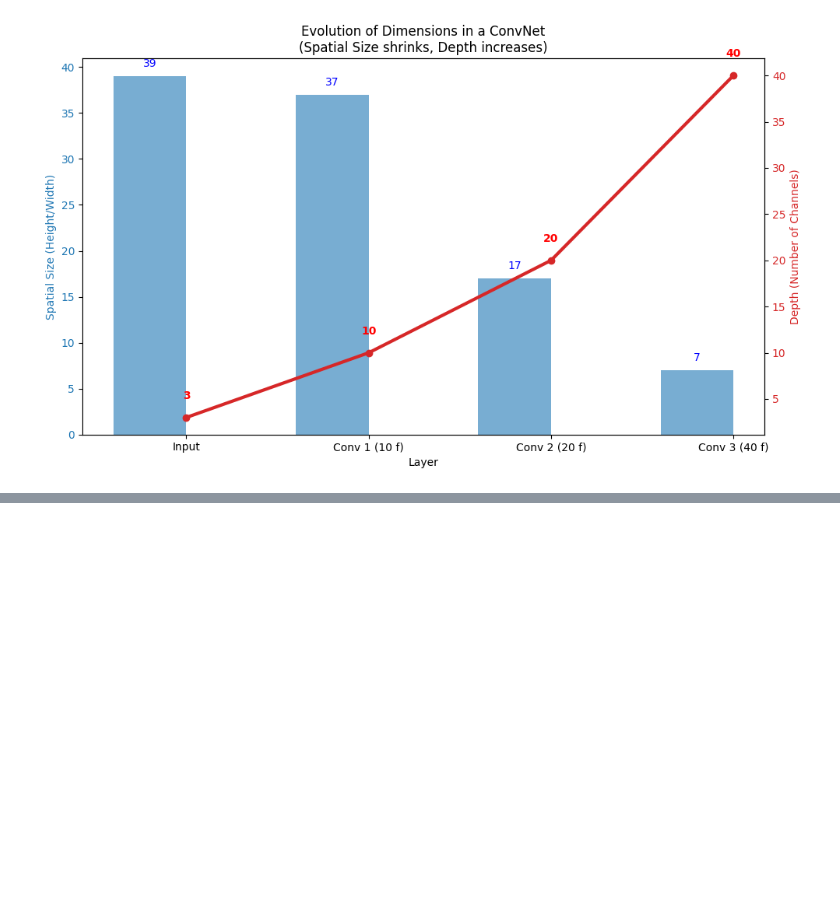
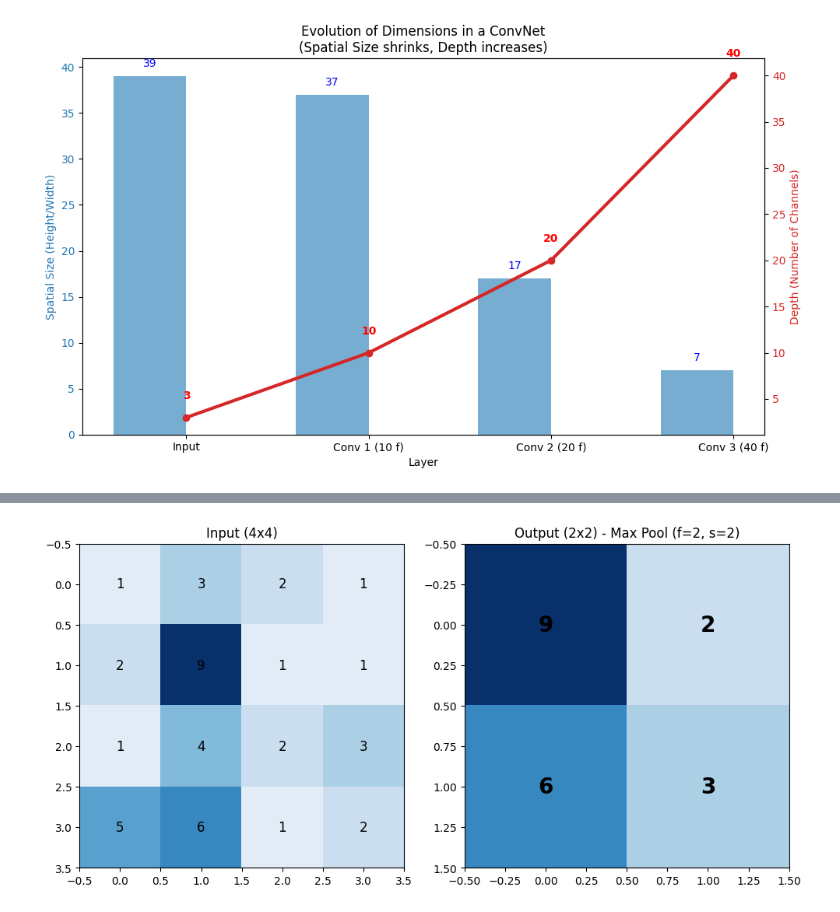
Before and after one commit to Saavkd7/DeepLearning-Specialization-Coursera, a Jupyter notebook: 4. Convolutional+Neural+NETWORKS/Excercises.ipyb.ipynb, the cells around one changed output, grey strips where cells are left out. Drawn from its saved outputs; the diff is of its cells as text; code cells hidden in the pictures; blank space fills up the shorter version.

```diff
--- a/4. Convolutional+Neural+NETWORKS/Excercises.ipyb.ipynb
+++ b/4. Convolutional+Neural+NETWORKS/Excercises.ipyb.ipynb
@@ -650,0 +653,80 @@ Flattened Vector: 1960 units
+# %%
+### Full Visualization Implementation
+'''
+This visualization recreates the 4 x 4 to 2 x 2
+Max Pooling example from the transcript,
+using a heatmap to show which values "survive" the pooling process.
+'''
+import numpy as np
+import matplotlib.pyplot as plt
+
+def max_pool_forward(A_prev, hparameters):
+    """
+    Implements the forward pass of the pooling layer
+    """
+    (m, n_H_prev, n_W_prev, n_C_prev) = A_prev.shape
+    f = hparameters["f"]
+    stride = hparameters["stride"]
+
+    # Define output dimensions
+    n_H = int(1 + (n_H_prev - f) / stride)
+    n_W = int(1 + (n_W_prev - f) / stride)
+    n_C = n_C_prev
+
+    A = np.zeros((m, n_H, n_W, n_C))
+
+    for i in range(m):                         # loop over training examples
+        for h in range(n_H):                     # loop on the vertical axis
+            for w in range(n_W):                 # loop on the horizontal axis
+                for c in range (n_C):            # loop over the channels
+
+                    vert_start = h * stride
+                    vert_end = vert_start + f
+                    horiz_start = w * stride
+                    horiz_end = horiz_start + f
+
+                    a_prev_slice = A_prev[i, vert_start:vert_end, horiz_start:horiz_end, c]
+
+                    A[i, h, w, c] = np.max(a_prev_slice)
+
+    return A
+
+# --- SETUP DATA ---
+# 4x4 Matrix from the Transcript Example
+# We add dimensions for (m, H, W, C) -> (1, 4, 4, 1)
+input_data = np.array([
+    [1, 3, 2, 1],
+    [2, 9, 1, 1],
+    [1, 4, 2, 3],
+    [5, 6, 1, 2]
+]).reshape(1, 4, 4, 1)
+
+params = {"f": 2, "stride": 2}
+
+# --- RUN POOLING ---
+output_data = max_pool_forward(input_data, params)
+
+# --- VISUALIZATION ---
+print(f"Input Shape: {input_data.shape}")
+print(f"Output Shape: {output_data.shape}")
+
+fig, ax = plt.subplots(1, 2, figsize=(10, 5))
+
+# Plot Input
+# We use a mask to highlight the "Max" values that survive (visual trick)
+ax[0].imshow(input_data[0,:,:,0], cmap='Blues', vmin=0, vmax=9)
+ax[0].set_title("Input (4x4)")
+# Annotate values
+for (j,i),label in np.ndenumerate(input_data[0,:,:,0]):
+    ax[0].text(i,j,int(label),ha='center',va='center', size=12)
+
+# Plot Output
+ax[1].imshow(output_data[0,:,:,0], cmap='Blues', vmin=0, vmax=9)
+ax[1].set_title("Output (2x2) - Max Pool (f=2, s=2)")
+# Annotate values
+for (j,i),label in np.ndenumerate(output_data[0,:,:,0]):
+    ax[1].text(i,j,int(label),ha='center',va='center', size=20, fontweight='bold')
+
+plt.tight_layout()
+plt.show()
+# %% [output]
@@ -650,0 +735 @@ Flattened Vector: 1960 units
+[figure, added]
```
Also changed, not shown: parts of 4 cells of this notebook, 4 other files.
